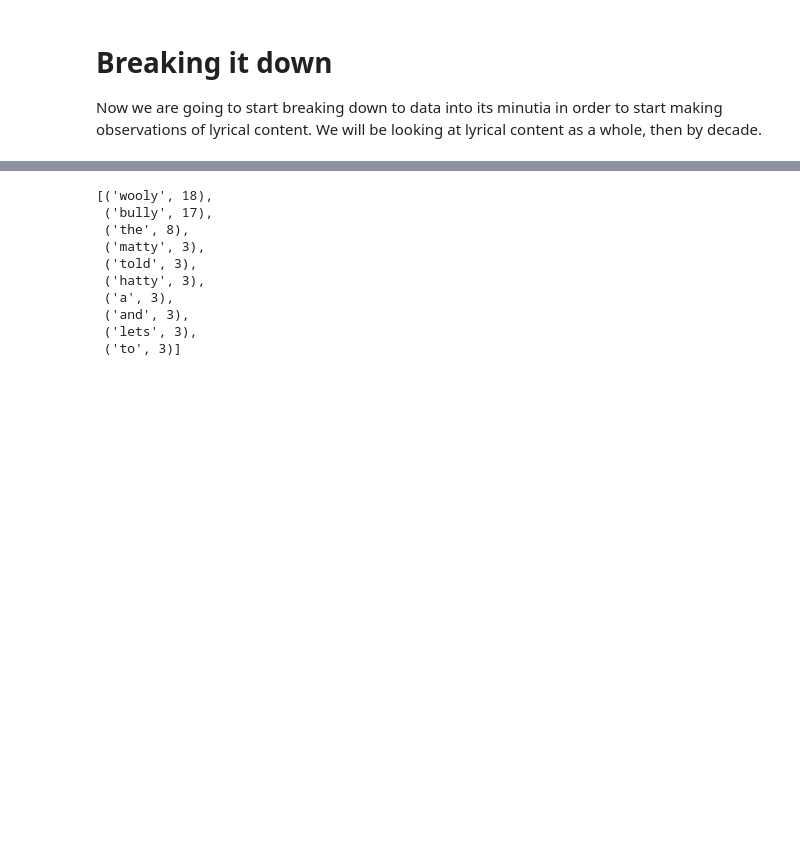
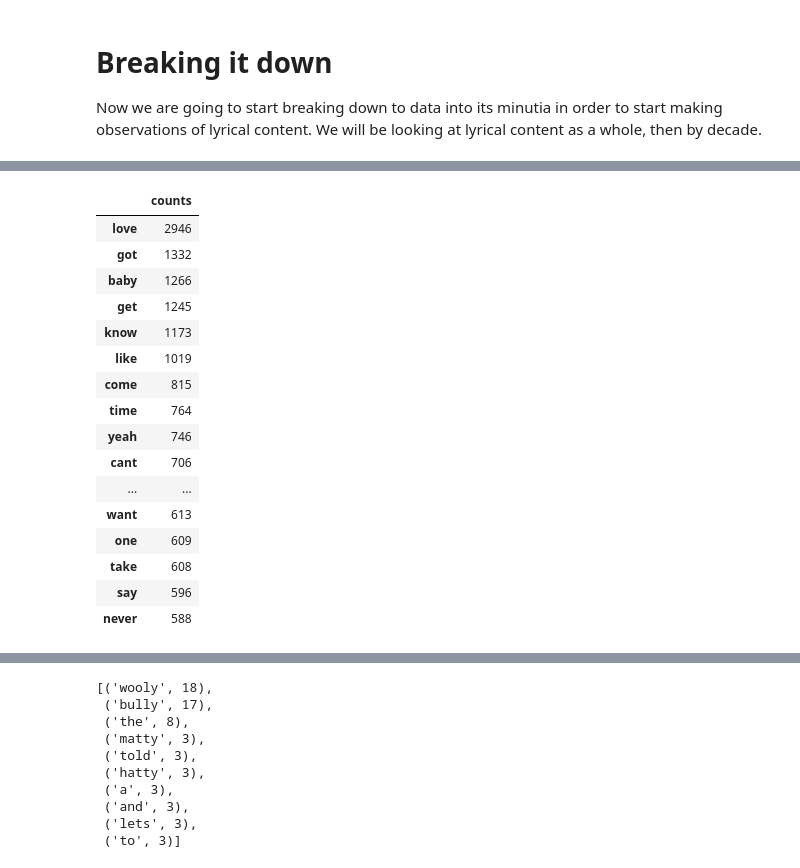
Before and after one commit to mbuck86/Capstone1, a Jupyter notebook: Data Story/Data Story Notebook.ipynb, the cells around one changed output, grey strips where cells are left out. Drawn from its saved outputs; the diff is of its cells as text; code cells hidden in the pictures; blank space fills up the shorter version.

```diff
--- a/Data Story/Data Story Notebook.ipynb
+++ b/Data Story/Data Story Notebook.ipynb
@@ -120,0 +166,20 @@ teens = wordcounts(songs[songs.Decade==2010]['Tokens'])
+# %%
+seventies.head(20)
+# %% [output]
+|  | counts |
+| love | 2946 |
+| got | 1332 |
+| baby | 1266 |
+| get | 1245 |
+| know | 1173 |
+| like | 1019 |
+| come | 815 |
+| time | 764 |
+| yeah | 746 |
+| cant | 706 |
+| ... | ... |
+| want | 613 |
+| one | 609 |
+| take | 608 |
+| say | 596 |
+| never | 588 |
```
Also changed, not shown: parts of 9 cells of this notebook.
